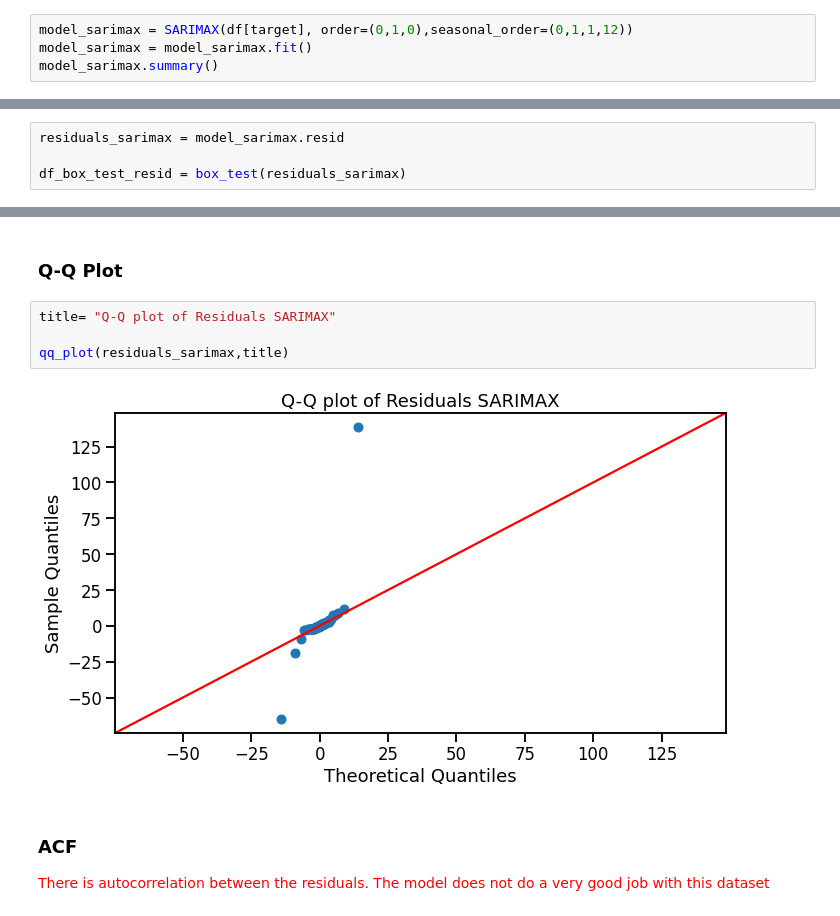
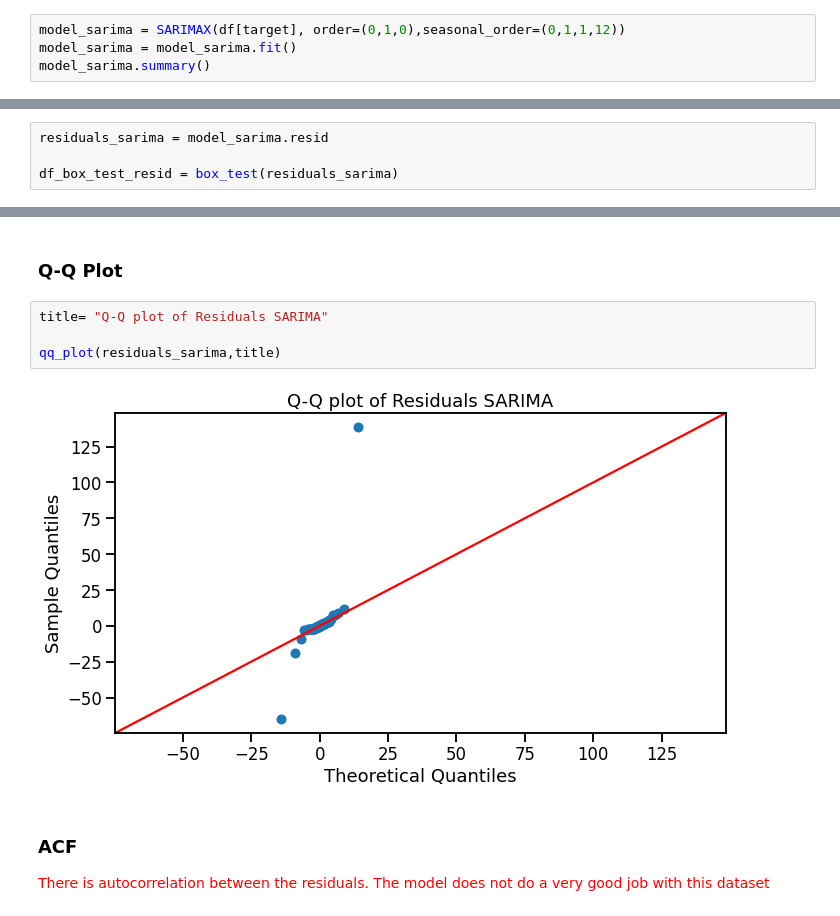
Before and after one commit to juliana-lacerda/Practical-Time-Series-Analysis---The-State-University-of-New-York, a Jupyter notebook: My Python Script/main.ipynb, the cells around one changed output, grey strips where cells are left out. Saved outputs shown, nothing was run; the diff lists cells and outputs as text.

```diff
--- a/My Python Script/main.ipynb
+++ b/My Python Script/main.ipynb
@@ -207,9 +207,9 @@ Warnings:
 # %% [markdown]
 ## Fit the best model
 # %%
-model_sarimax = SARIMAX(df[target], order=(0,1,0),seasonal_order=(0,1,1,12))
-model_sarimax = model_sarimax.fit()
-model_sarimax.summary()
+model_sarima = SARIMAX(df[target], order=(0,1,0),seasonal_order=(0,1,1,12))
+model_sarima = model_sarima.fit()
+model_sarima.summary()
 # %% [output]
 SARIMAX Results
 | Dep. Variable: | Pounds | No. Observations: | 156 |
@@ -233,9 +233,9 @@ Warnings:
 # %% [markdown]
 ### Ljung-Box Test
 # %%
-residuals_sarimax = model_sarimax.resid
+residuals_sarima = model_sarima.resid
 
-df_box_test_resid = box_test(residuals_sarimax)
+df_box_test_resid = box_test(residuals_sarima)
 # %% [output]
 Signifcance level: 0.05
 Accept H0. There is NO autocorrelation at lag 1. p-value: 0.4742
@@ -254,11 +254,11 @@ plot_box_test(residuals_sarimax,lag_number=20)
 # %% [markdown]
 ### Q-Q Plot
 # %%
-title= "Q-Q plot of Residuals SARIMAX"
+title= "Q-Q plot of Residuals SARIMA"
 
-qq_plot(residuals_sarimax,title)
+qq_plot(residuals_sarima,title)
 # %% [output]
-[figure, old version]
+[figure, new version]
 # %% [markdown]
 ### ACF
 
```
Also changed, not shown: parts of 14 cells of this notebook.
